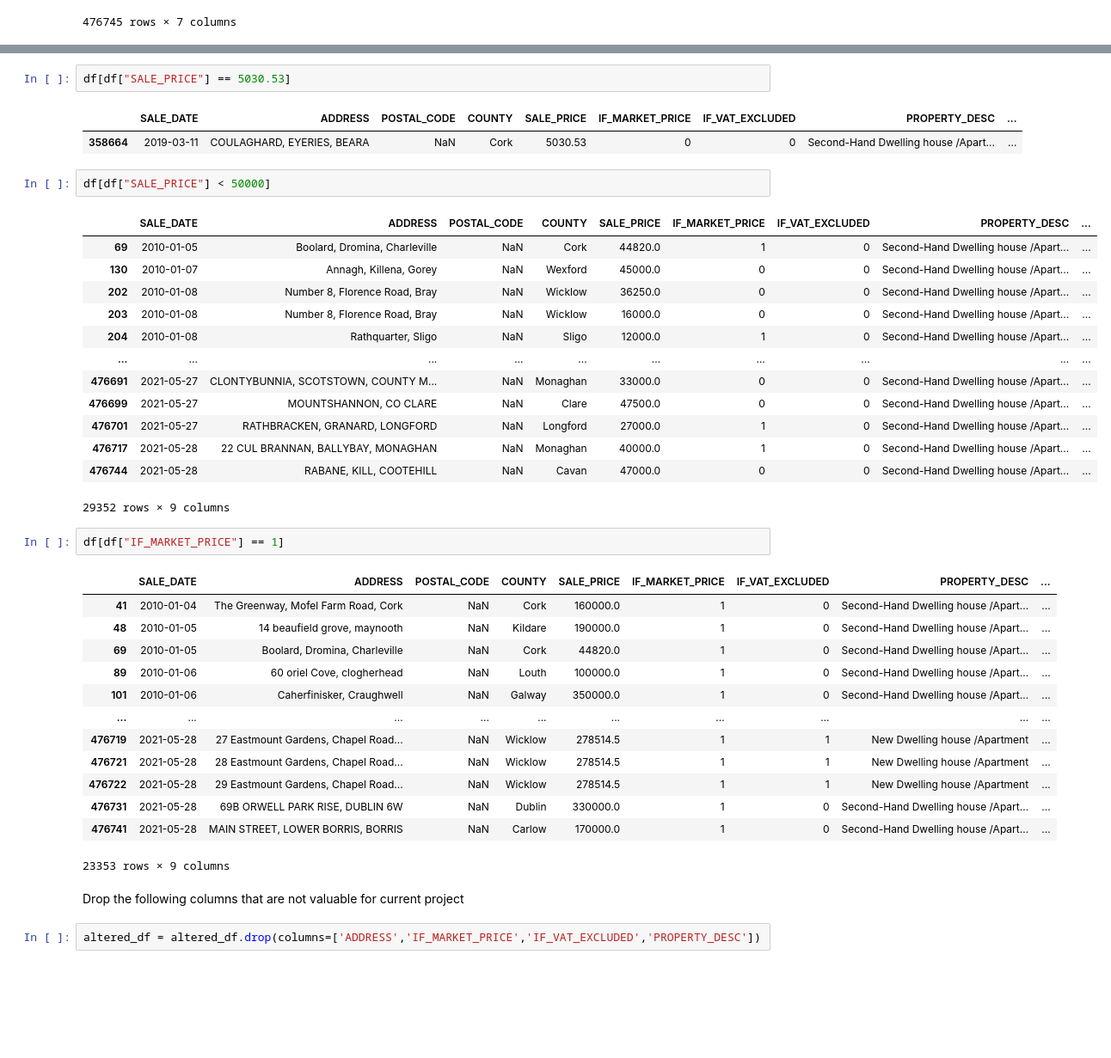
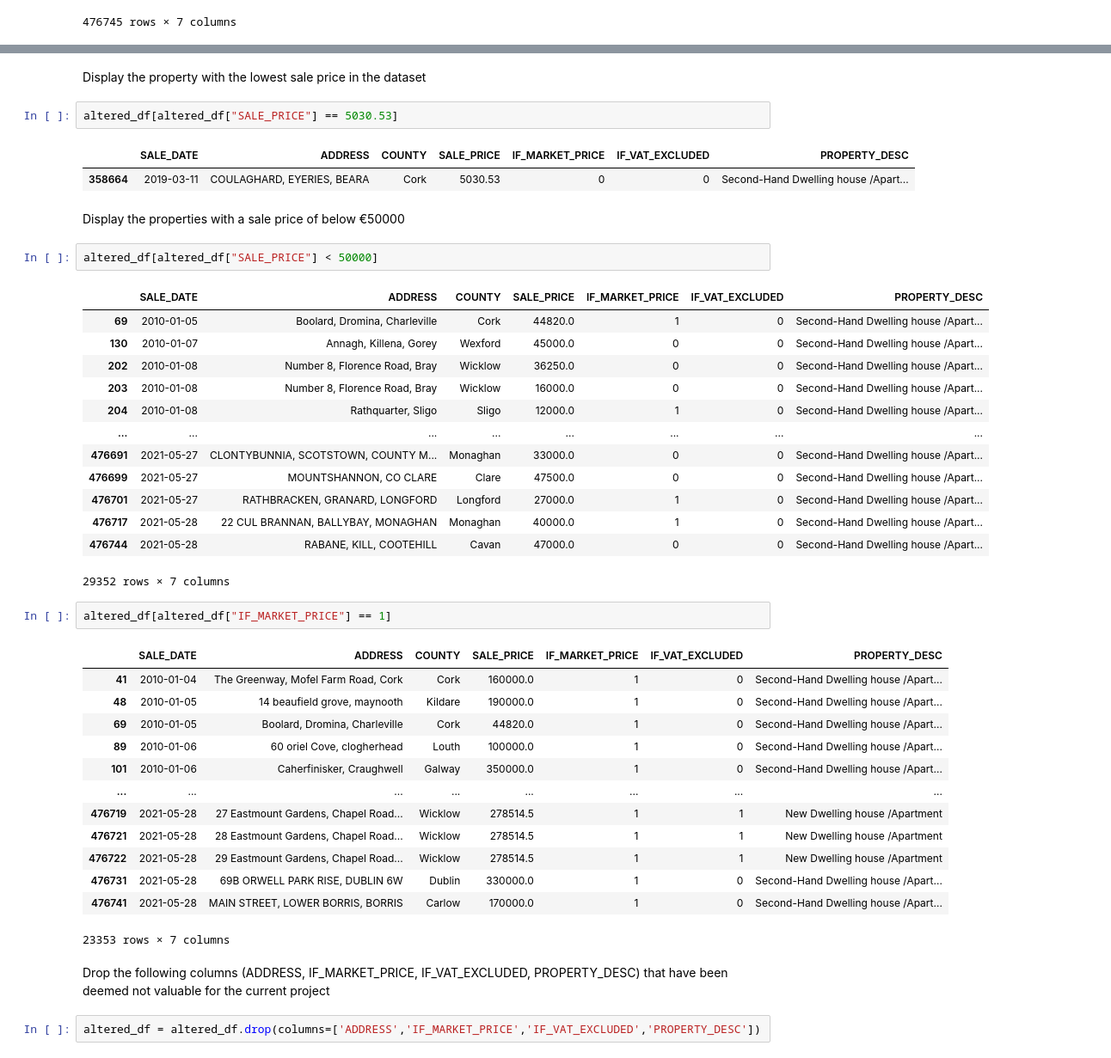
Before and after one commit to AdamL-DSG42/MachineLearningPortfolio, a Jupyter notebook: CrimeAffectOnPropertyPrice.ipynb, the cells around one changed output, grey strips where cells are left out. Shown: that part at 86% size. Cells and saved outputs as stored; diff of their text form; blank space fills up the shorter version.

```diff
--- a/CrimeAffectOnPropertyPrice.ipynb
+++ b/CrimeAffectOnPropertyPrice.ipynb
@@ -136,45 +134,49 @@ df.describe().apply(lambda s: s.apply('{0:.5f}'.format))
 | 50% | 195000.00000 | 0.00000 | 0.00000 |
 | 75% | 300000.00000 | 0.00000 | 0.00000 |
 | max | 170142820.00000 | 1.00000 | 1.00000 |
+# %% [markdown]
+Display the property with the lowest sale price in the dataset
 # %%
-df[df["SALE_PRICE"] == 5030.53]
+altered_df[altered_df["SALE_PRICE"] == 5030.53]
 # %% [output]
-|  | SALE_DATE | ADDRESS | POSTAL_CODE | COUNTY | SALE_PRICE | IF_MARKET_PRICE | IF_VAT_EXCLUDED | PROPERTY_DESC | ... |
-| 358664 | 2019-03-11 | COULAGHARD, EYERIES, BEARA | NaN | Cork | 5030.53 | 0 | 0 | Second-Hand Dwelling house /Apart... | ... |
+|  | SALE_DATE | ADDRESS | COUNTY | SALE_PRICE | IF_MARKET_PRICE | IF_VAT_EXCLUDED | PROPERTY_DESC |
+| 358664 | 2019-03-11 | COULAGHARD, EYERIES, BEARA | Cork | 5030.53 | 0 | 0 | Second-Hand Dwelling house /Apart... |
+# %% [markdown]
+Display the properties with a sale price of below €50000
 # %%
-df[df["SALE_PRICE"] < 50000]
+altered_df[altered_df["SALE_PRICE"] < 50000]
 # %% [output]
-|  | SALE_DATE | ADDRESS | POSTAL_CODE | COUNTY | SALE_PRICE | IF_MARKET_PRICE | IF_VAT_EXCLUDED | PROPERTY_DESC | ... |
-| 69 | 2010-01-05 | Boolard, Dromina, Charleville | NaN | Cork | 44820.0 | 1 | 0 | Second-Hand Dwelling house /Apart... | ... |
-| 130 | 2010-01-07 | Annagh, Killena, Gorey | NaN | Wexford | 45000.0 | 0 | 0 | Second-Hand Dwelling house /Apart... | ... |
-| 202 | 2010-01-08 | Number 8, Florence Road, Bray | NaN | Wicklow | 36250.0 | 0 | 0 | Second-Hand Dwelling house /Apart... | ... |
-| 203 | 2010-01-08 | Number 8, Florence Road, Bray | NaN | Wicklow | 16000.0 | 0 | 0 | Second-Hand Dwelling house /Apart... | ... |
-| 204 | 2010-01-08 | Rathquarter, Sligo | NaN | Sligo | 12000.0 | 1 | 0 | Second-Hand Dwelling house /Apart... | ... |
-| ... | ... | ... | ... | ... | ... | ... | ... | ... | ... |
-| 476691 | 2021-05-27 | CLONTYBUNNIA, SCOTSTOWN, COUNTY M... | NaN | Monaghan | 33000.0 | 0 | 0 | Second-Hand Dwelling house /Apart... | ... |
-| 476699 | 2021-05-27 | MOUNTSHANNON, CO CLARE | NaN | Clare | 47500.0 | 0 | 0 | Second-Hand Dwelling house /Apart... | ... |
-| 476701 | 2021-05-27 | RATHBRACKEN, GRANARD, LONGFORD | NaN | Longford | 27000.0 | 1 | 0 | Second-Hand Dwelling house /Apart... | ... |
-| 476717 | 2021-05-28 | 22 CUL BRANNAN, BALLYBAY, MONAGHAN | NaN | Monaghan | 40000.0 | 1 | 0 | Second-Hand Dwelling house /Apart... | ... |
-| 476744 | 2021-05-28 | RABANE, KILL, COOTEHILL | NaN | Cavan | 47000.0 | 0 | 0 | Second-Hand Dwelling house /Apart... | ... |
+|  | SALE_DATE | ADDRESS | COUNTY | SALE_PRICE | IF_MARKET_PRICE | IF_VAT_EXCLUDED | PROPERTY_DESC |
+| 69 | 2010-01-05 | Boolard, Dromina, Charleville | Cork | 44820.0 | 1 | 0 | Second-Hand Dwelling house /Apart... |
+| 130 | 2010-01-07 | Annagh, Killena, Gorey | Wexford | 45000.0 | 0 | 0 | Second-Hand Dwelling house /Apart... |
+| 202 | 2010-01-08 | Number 8, Florence Road, Bray | Wicklow | 36250.0 | 0 | 0 | Second-Hand Dwelling house /Apart... |
+| 203 | 2010-01-08 | Number 8, Florence Road, Bray | Wicklow | 16000.0 | 0 | 0 | Second-Hand Dwelling house /Apart... |
+| 204 | 2010-01-08 | Rathquarter, Sligo | Sligo | 12000.0 | 1 | 0 | Second-Hand Dwelling house /Apart... |
+| ... | ... | ... | ... | ... | ... | ... | ... |
+| 476691 | 2021-05-27 | CLONTYBUNNIA, SCOTSTOWN, COUNTY M... | Monaghan | 33000.0 | 0 | 0 | Second-Hand Dwelling house /Apart... |
+| 476699 | 2021-05-27 | MOUNTSHANNON, CO CLARE | Clare | 47500.0 | 0 | 0 | Second-Hand Dwelling house /Apart... |
+| 476701 | 2021-05-27 | RATHBRACKEN, GRANARD, LONGFORD | Longford | 27000.0 | 1 | 0 | Second-Hand Dwelling house /Apart... |
+| 476717 | 2021-05-28 | 22 CUL BRANNAN, BALLYBAY, MONAGHAN | Monaghan | 40000.0 | 1 | 0 | Second-Hand Dwelling house /Apart... |
+| 476744 | 2021-05-28 | RABANE, KILL, COOTEHILL | Cavan | 47000.0 | 0 | 0 | Second-Hand Dwelling house /Apart... |
-29352 rows × 9 columns
+29352 rows × 7 columns
 # %%
-df[df["IF_MARKET_PRICE"] == 1]
+altered_df[altered_df["IF_MARKET_PRICE"] == 1]
 # %% [output]
-|  | SALE_DATE | ADDRESS | POSTAL_CODE | COUNTY | SALE_PRICE | IF_MARKET_PRICE | IF_VAT_EXCLUDED | PROPERTY_DESC | ... |
-| 41 | 2010-01-04 | The Greenway, Mofel Farm Road, Cork | NaN | Cork | 160000.0 | 1 | 0 | Second-Hand Dwelling house /Apart... | ... |
-| 48 | 2010-01-05 | 14 beaufield grove, maynooth | NaN | Kildare | 190000.0 | 1 | 0 | Second-Hand Dwelling house /Apart... | ... |
-| 69 | 2010-01-05 | Boolard, Dromina, Charleville | NaN | Cork | 44820.0 | 1 | 0 | Second-Hand Dwelling house /Apart... | ... |
-| 89 | 2010-01-06 | 60 oriel Cove, clogherhead | NaN | Louth | 100000.0 | 1 | 0 | Second-Hand Dwelling house /Apart... | ... |
-| 101 | 2010-01-06 | Caherfinisker, Craughwell | NaN | Galway | 350000.0 | 1 | 0 | Second-Hand Dwelling house /Apart... | ... |
-| ... | ... | ... | ... | ... | ... | ... | ... | ... | ... |
-| 476719 | 2021-05-28 | 27 Eastmount Gardens, Chapel Road... | NaN | Wicklow | 278514.5 | 1 | 1 | New Dwelling house /Apartment | ... |
-| 476721 | 2021-05-28 | 28 Eastmount Gardens, Chapel Road... | NaN | Wicklow | 278514.5 | 1 | 1 | New Dwelling house /Apartment | ... |
-| 476722 | 2021-05-28 | 29 Eastmount Gardens, Chapel Road... | NaN | Wicklow | 278514.5 | 1 | 1 | New Dwelling house /Apartment | ... |
-| 476731 | 2021-05-28 | 69B ORWELL PARK RISE, DUBLIN 6W | NaN | Dublin | 330000.0 | 1 | 0 | Second-Hand Dwelling house /Apart... | ... |
-| 476741 | 2021-05-28 | MAIN STREET, LOWER BORRIS, BORRIS | NaN | Carlow | 170000.0 | 1 | 0 | Second-Hand Dwelling house /Apart... | ... |
+|  | SALE_DATE | ADDRESS | COUNTY | SALE_PRICE | IF_MARKET_PRICE | IF_VAT_EXCLUDED | PROPERTY_DESC |
+| 41 | 2010-01-04 | The Greenway, Mofel Farm Road, Cork | Cork | 160000.0 | 1 | 0 | Second-Hand Dwelling house /Apart... |
+| 48 | 2010-01-05 | 14 beaufield grove, maynooth | Kildare | 190000.0 | 1 | 0 | Second-Hand Dwelling house /Apart... |
+| 69 | 2010-01-05 | Boolard, Dromina, Charleville | Cork | 44820.0 | 1 | 0 | Second-Hand Dwelling house /Apart... |
+| 89 | 2010-01-06 | 60 oriel Cove, clogherhead | Louth | 100000.0 | 1 | 0 | Second-Hand Dwelling house /Apart... |
+| 101 | 2010-01-06 | Caherfinisker, Craughwell | Galway | 350000.0 | 1 | 0 | Second-Hand Dwelling house /Apart... |
+| ... | ... | ... | ... | ... | ... | ... | ... |
+| 476719 | 2021-05-28 | 27 Eastmount Gardens, Chapel Road... | Wicklow | 278514.5 | 1 | 1 | New Dwelling house /Apartment |
+| 476721 | 2021-05-28 | 28 Eastmount Gardens, Chapel Road... | Wicklow | 278514.5 | 1 | 1 | New Dwelling house /Apartment |
+| 476722 | 2021-05-28 | 29 Eastmount Gardens, Chapel Road... | Wicklow | 278514.5 | 1 | 1 | New Dwelling house /Apartment |
+| 476731 | 2021-05-28 | 69B ORWELL PARK RISE, DUBLIN 6W | Dublin | 330000.0 | 1 | 0 | Second-Hand Dwelling house /Apart... |
+| 476741 | 2021-05-28 | MAIN STREET, LOWER BORRIS, BORRIS | Carlow | 170000.0 | 1 | 0 | Second-Hand Dwelling house /Apart... |
-23353 rows × 9 columns
+23353 rows × 7 columns
 # %% [markdown]
-Drop the following columns that are not valuable for current project
+Drop the following columns (ADDRESS, IF_MARKET_PRICE, IF_VAT_EXCLUDED, PROPERTY_DESC) that have been deemed not valuable for the current project
 # %%
 altered_df = altered_df.drop(columns=['ADDRESS','IF_MARKET_PRICE','IF_VAT_EXCLUDED','PROPERTY_DESC'])
 # %%
```
Also changed, not shown: parts of 19 cells of this notebook.
